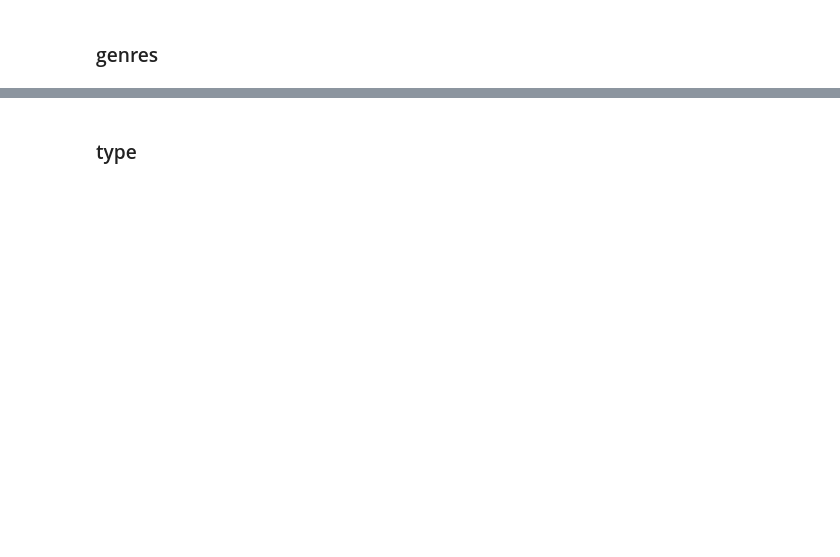
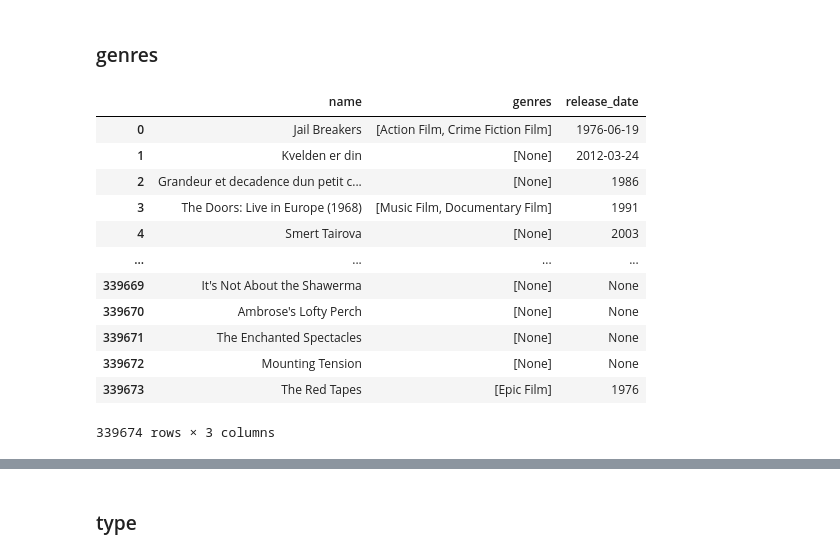
Before and after one commit to Denissovan/VINF-stats-indexing, a Jupyter notebook: VINF-indexovanie.ipynb, the cells around one changed output, grey strips where cells are left out. Saved outputs shown, nothing was run; the diff lists cells and outputs as text; code cells hidden in the pictures; blank space fills up the shorter version.

```diff
--- a/VINF-indexovanie.ipynb
+++ b/VINF-indexovanie.ipynb
@@ -49,2 +146,20 @@ df['aliases'].value_counts()
 # %% [markdown]
 ### genres
+# %%
+genres = df.loc[:, ['name','genres','release_date']]
+# %%
+genres
+# %% [output]
+|  | name | genres | release_date |
+| 0 | Jail Breakers | [Action Film, Crime Fiction Film] | 1976-06-19 |
+| 1 | Kvelden er din | [None] | 2012-03-24 |
+| 2 | Grandeur et decadence dun petit c... | [None] | 1986 |
+| 3 | The Doors: Live in Europe (1968) | [Music Film, Documentary Film] | 1991 |
+| 4 | Smert Tairova | [None] | 2003 |
+| ... | ... | ... | ... |
+| 339669 | It's Not About the Shawerma | [None] | None |
+| 339670 | Ambrose's Lofty Perch | [None] | None |
+| 339671 | The Enchanted Spectacles | [None] | None |
+| 339672 | Mounting Tension | [None] | None |
+| 339673 | The Red Tapes | [Epic Film] | 1976 |
+339674 rows × 3 columns
```
Also changed, not shown: parts of 63 cells of this notebook.
